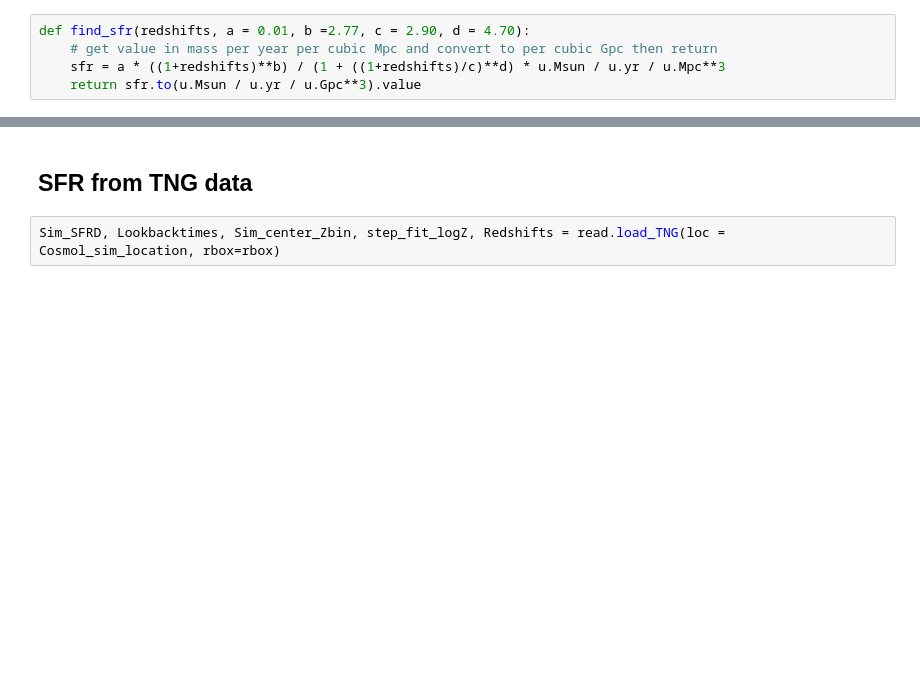
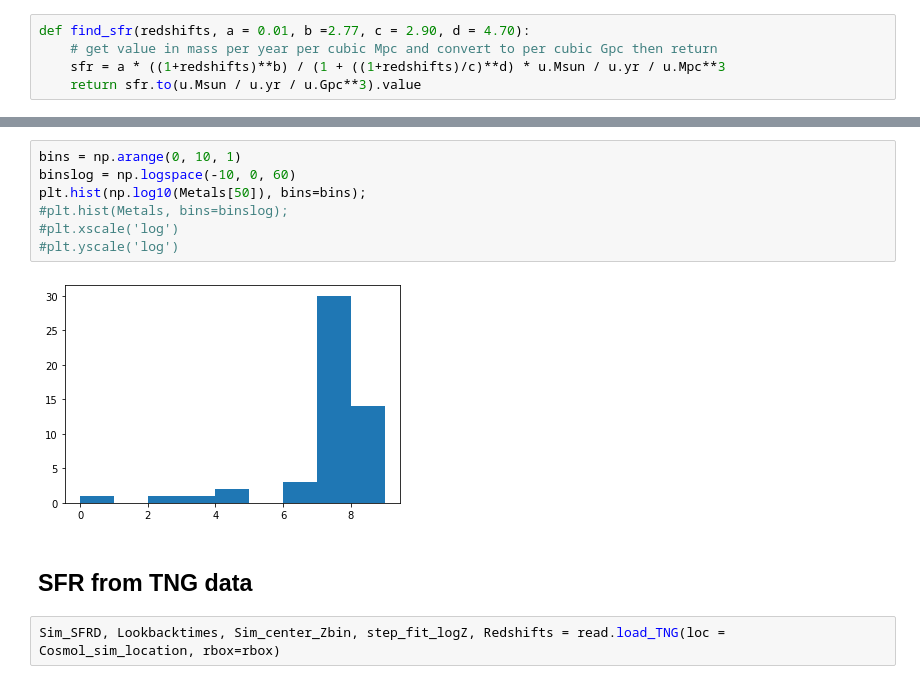
Before and after one commit to sashalvna/Fit_SFRD_TNG, a Jupyter notebook: TNG_data_for_cosmic_integration.ipynb, the cells around one changed output, grey strips where cells are left out. Cells and saved outputs as stored; diff of their text form; blank space fills up the shorter version.

```diff
--- a/TNG_data_for_cosmic_integration.ipynb
+++ b/TNG_data_for_cosmic_integration.ipynb
@@ -100,3 +141,12 @@ def find_metallicity_distribution(redshifts, metals = [], min_logZ_COMPAS = np.l
+# %%
+bins = np.arange(0, 10, 1)
+binslog = np.logspace(-10, 0, 60)
+plt.hist(np.log10(Metals[50]), bins=bins);
+#plt.hist(Metals, bins=binslog);
+#plt.xscale('log')
+#plt.yscale('log')
+# %% [output]
+[figure, added]
 # %% [markdown]
 ## SFR from TNG data
 # %%
```
Also changed, not shown: parts of 17 cells of this notebook, 4 other files.
